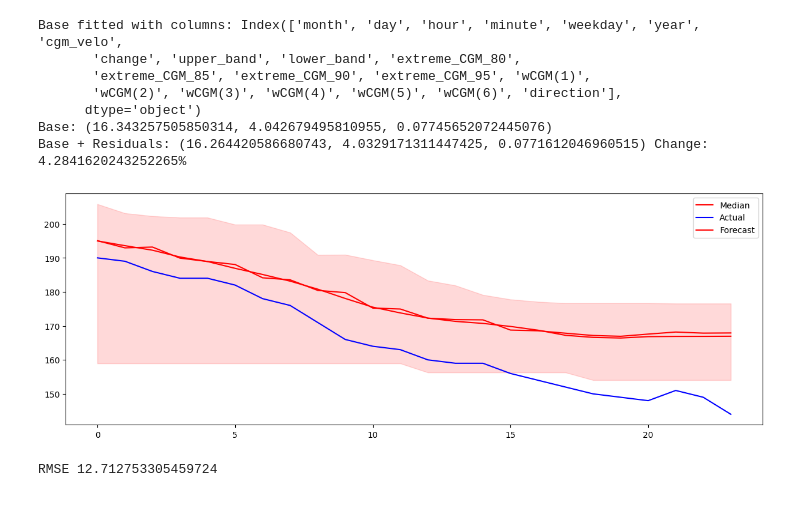
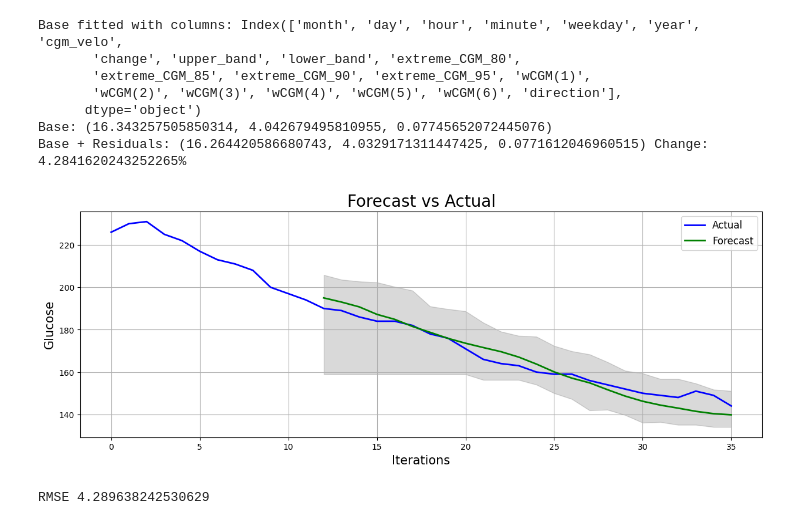
Before and after one commit to Khochawongwat/GlucoseFromRollingBollingers, a Jupyter notebook: src/model.ipynb, the cells around one changed output. Cells and saved outputs as stored; diff of their text form; code cells hidden in the pictures.

```diff
--- a/src/model.ipynb
+++ b/src/model.ipynb
@@ -103,27 +103,34 @@ Base fitted with columns: Index(['month', 'day', 'hour', 'minute', 'weekday', 'y
 Base: (16.343257505850314, 4.042679495810955, 0.07745652072445076)
 Base + Residuals: (16.264420586680743, 4.0329171311447425, 0.0771612046960515) Change: 4.2841620243252265%
 # %%
-from sklearn.metrics import mean_squared_error
+import matplotlib.pyplot as plt
 
-
-def plot_forecast(y, n_steps = 12, lookback = 12, use_confi = True):
-    result = model.forecast(testX.iloc[:-n_steps], n_steps = n_steps, return_X = False, use_confi = use_confi)
+def plot_forecast(y, n_steps = 12, lookback = 0, use_confi = True, navigator_weight = 1, show_median = False):
+    result = model.forecast(testX.iloc[:-n_steps], n_steps = n_steps, return_X = False, use_confi = use_confi, navigator_weight = navigator_weight * 100)
     forecast = result["forecasts"]
     actual = y.iloc[-n_steps - lookback:].reset_index(drop = True)
+
     plt.figure(figsize = (15, 5))
+    plt.title('Forecast vs Actual', fontsize=20)
+    plt.xlabel('Iterations', fontsize=15)
+    plt.ylabel('Glucose', fontsize=15)
+    plt.grid(True)
+
     if use_confi:
         confi_int = result["confi_forecasts"]
-        plt.plot(np.arange(lookback, len(forecast) + lookback), confi_int['Median'], label = "Median", color = "red")
-        plt.fill_between(np.arange(lookback, len(forecast) + lookback), confi_int["Lower"], confi_int["Upper"], color = "red", alpha = 0.15)
+        if show_median:
+            plt.plot(np.arange(lookback, len(forecast) + lookback), confi_int['Median'], label = "Median", color = "black", linestyle='--', linewidth=2)
+        plt.fill_between(np.arange(lookback, len(forecast) + lookback), confi_int["Lower"], confi_int["Upper"], color = "black", alpha = 0.15)
 
-    plt.plot(actual, label = "Actual", color = "blue")
-    plt.plot(np.arange(lookback, len(forecast) + lookback), forecast, label = "Forecast", color = "red")
-    plt.legend()
+    plt.plot(actual, label = "Actual", color = "blue", linewidth=2)
+    plt.plot(np.arange(lookback, len(forecast) + lookback), forecast, label = "Forecast", color = "green", linestyle='-', linewidth=2)
+
+    plt.legend(fontsize=12)
     plt.show()
 
     print("RMSE", np.sqrt(mean_squared_error(actual.iloc[lookback:], forecast)))
 # %%
-plot_forecast(testY, n_steps = 24, lookback= 0, use_confi = True)
+plot_forecast(testY, n_steps = 24, lookback= 12, use_confi = True, navigator_weight = 6)
 # %% [output]
-[figure, old version]
+[figure, new version]
-RMSE 12.712753305459724
+RMSE 4.289638242530629
```
Also changed, not shown: 2 other files.
